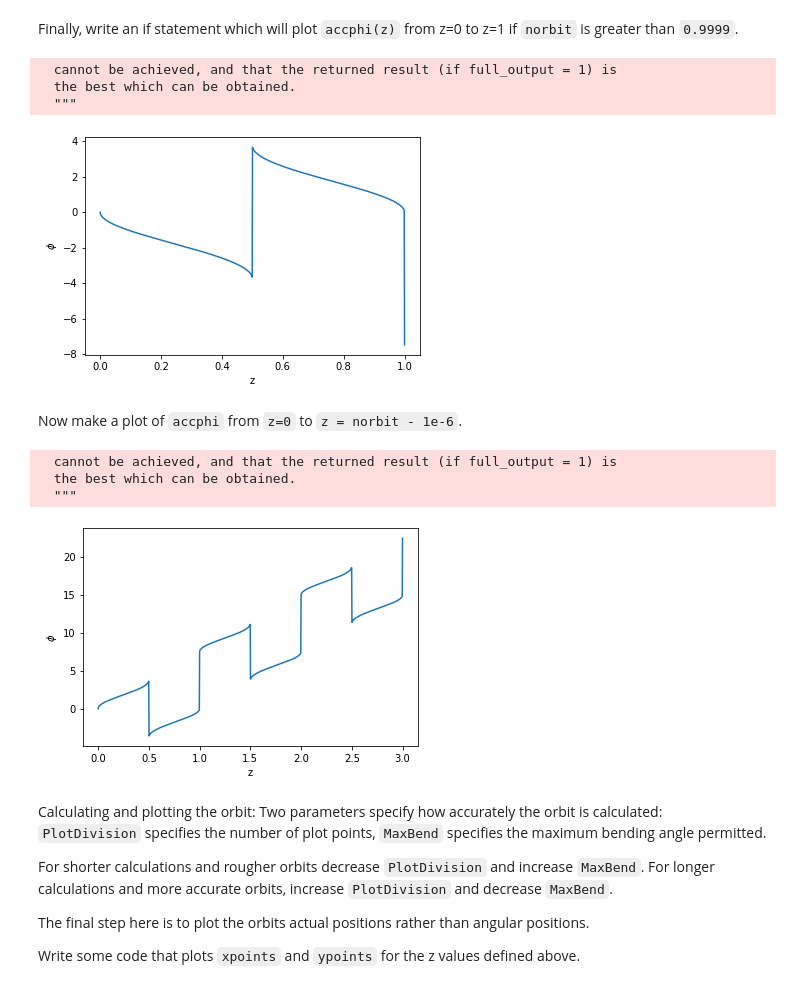
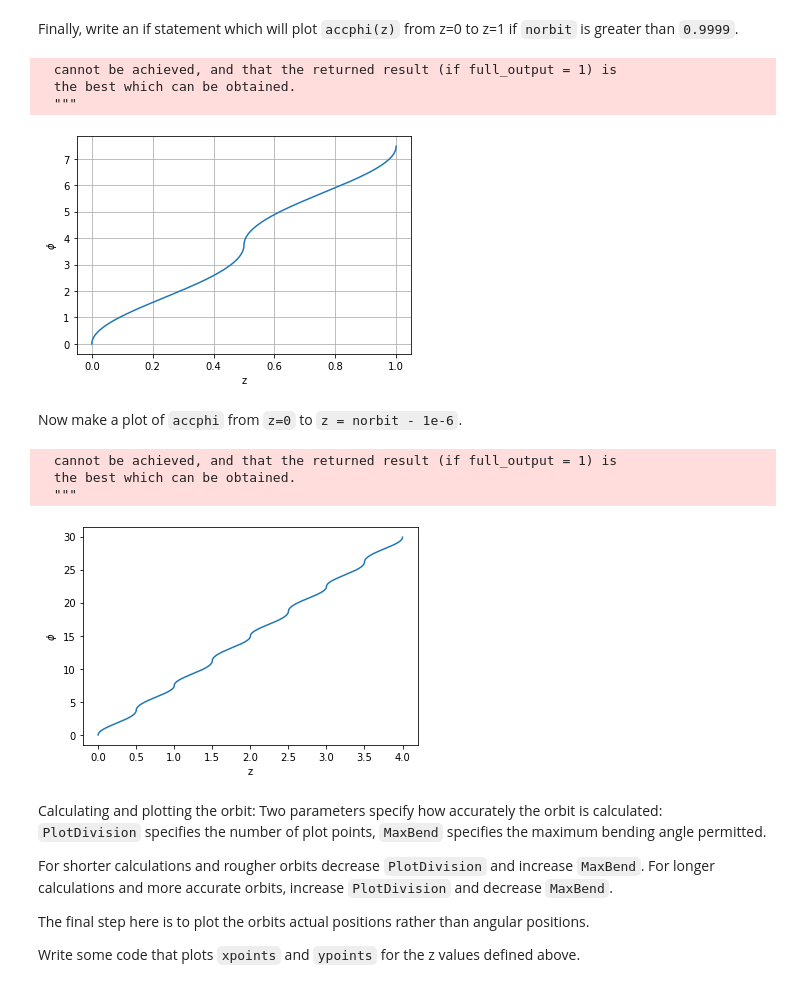
Before and after one commit to wentmich/mmss, a Jupyter notebook: schorbits.ipynb, the cells around one changed output. Saved outputs shown, nothing was run; the diff lists cells and outputs as text; code cells hidden in the pictures.

```diff
--- a/schorbits.ipynb
+++ b/schorbits.ipynb
@@ -119,18 +0,0 @@ def print_nonzero_einstein(metric, component_list):
-# %%
-## Schwarzschild Metric
-t, r, theta, phi, M, c = symbols('t, r, theta, phi, M, c')
-m = Manifold('M', 4)
-patch = Patch('P', m)
-coords = CoordSystem('coords', patch, ['t', 'r', 'theta', 'phi'])
-t, r, theta, phi = coords.coord_functions()
-dt, dr, dtheta, dphi = coords.base_oneforms()
-
-# make my metric
-TP = diffgeom.TensorProduct
-metric = - (1 - 2 * M / r) * c**2 * TP(dt, dt) + (1 / (1 - 2 * M / r)) * TP(dr, dr) + r**2 * TP(dtheta, dtheta) + r**2 * sin(theta)**2 * TP(dphi, dphi)
-components = ['t', 'r', 'theta', 'phi']
-print_nonzero_christoffels(metric, components)
-#print_nonzero_riemann(Riemann(metric), components)
-#print_nonzero_ricci(Ricci(metric), components)
-#print_ricci_scalar(Ricci(metric), metric)
-#print_nonzero_einstein(metric, components)
@@ -280,7 +162,7 @@ ust = 1 / rst
 # %% [markdown]
 Finally, we need to define the last needed parameter for our program, `norbits`. We need to calculate at least 2 orbits to see that the orbit is actually an orbit, so let's just go ahead and say 3. Define a new variable `norbits` below, and set it equal to 3.
 # %%
-norbit = 3.0
+norbit = 4.0
 # %% [markdown]
 ### Computing the Schwarzschild Orbits for Our Particle
 
@@ -371,7 +253,7 @@ def phia(z):
     return 2 * n(z) * delphi + theta(u(z), epsilon, ell, u1);
 
 def phib(z):
-    return 2 * n(z) * delphi - theta(u(z), epsilon, ell, u1);
+    return 2 * (n(z) + 1) * delphi - theta(u(z), epsilon, ell, u1);
 
 def accphi(z):
     if zf(z) < 0.5:
@@ -406,24 +288,25 @@ Finally, write an if statement which will plot `accphi(z)` from z=0 to z=1 if `n
 # %%
 if norbit > 1:
     zvals = np.linspace(0, 1.0, 1000)
     accvals = np.zeros(np.shape(zvals))
 
     for i in range(np.size(zvals)):
         accvals[i] = accphi(zvals[i])
 
     plt.plot(zvals, accvals)
     plt.xlabel('z')
     plt.ylabel(r'$\phi$')
+    plt.grid('on')
     plt.show()
 # %% [output]
   cannot be achieved, and that the returned result (if full_output = 1) is
   the best which can be obtained.
   """
-[figure, old version]
+[figure, new version]
 # %% [markdown]
 Now make a plot of `accphi` from `z=0` to `z = norbit - 1e-6`.
 # %%
-zvals = np.linspace(0, norbit, 1000)
+zvals = np.linspace(0, norbit, 10000)
 accvals = np.zeros(np.shape(zvals))
 
 for i in range(np.size(zvals)):
@@ -437,7 +320,7 @@ plt.show()
   cannot be achieved, and that the returned result (if full_output = 1) is
   the best which can be obtained.
   """
-[figure, old version]
+[figure, new version]
 # %% [markdown]
 Calculating and plotting the orbit: Two parameters specify how accurately the orbit is calculated: `PlotDivision` specifies the number of plot points, `MaxBend` specifies the maximum bending angle permitted.
 
```
Also changed, not shown: parts of 11 cells of this notebook.
